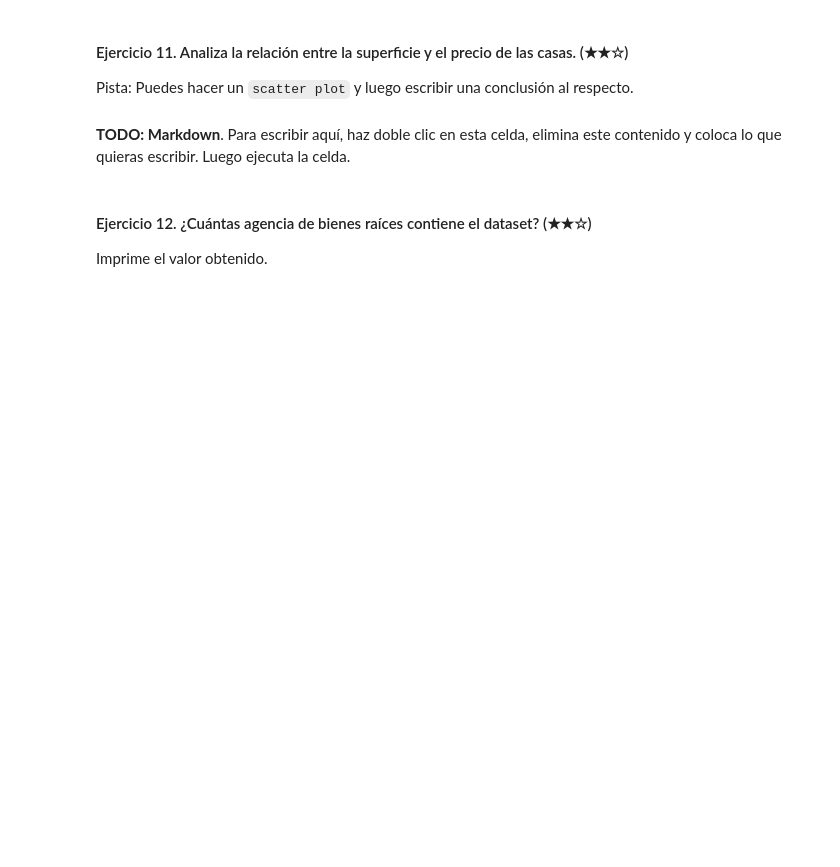
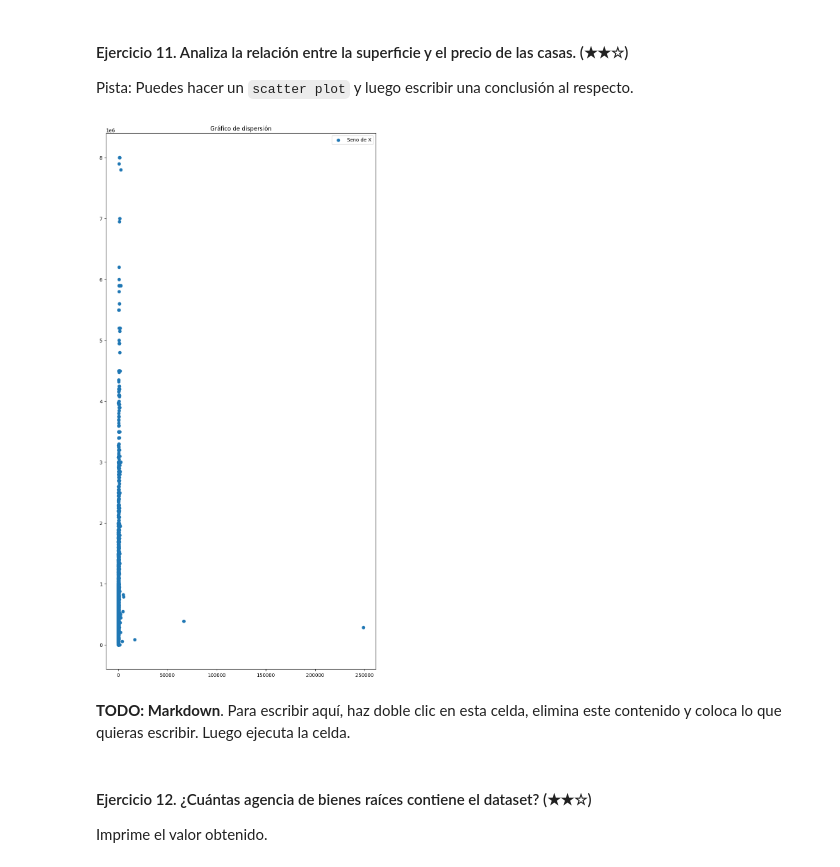
Before and after one commit to Eleiny9/realestate-datacleanup-exercise, a Jupyter notebook: project.es.ipynb, the cells around one changed output. Saved outputs shown, nothing was run; the diff lists cells and outputs as text; code cells hidden in the pictures; blank space fills up the shorter version.

```diff
--- a/project.es.ipynb
+++ b/project.es.ipynb
@@ -216,6 +226,16 @@ NameError: name 'poblacion_v' is not defined
 #### Ejercicio 11. Analiza la relación entre la superficie y el precio de las casas. (★★☆)
 
 Pista: Puedes hacer un `scatter plot` y luego escribir una conclusión al respecto.
+# %%
+plt.figure(figsize = (10, 20))
+
+plt.scatter(datos["surface"], datos["price"], label = "Seno de X")
+
+plt.title("Gráfico de dispersión")
+plt.legend()
+plt.show()
+# %% [output]
+[figure, added]
 # %% [markdown]
 **TODO: Markdown**. Para escribir aquí, haz doble clic en esta celda, elimina este contenido y coloca lo que quieras escribir. Luego ejecuta la celda.
 # %% [markdown]
```
Also changed, not shown: parts of 9 cells of this notebook.
